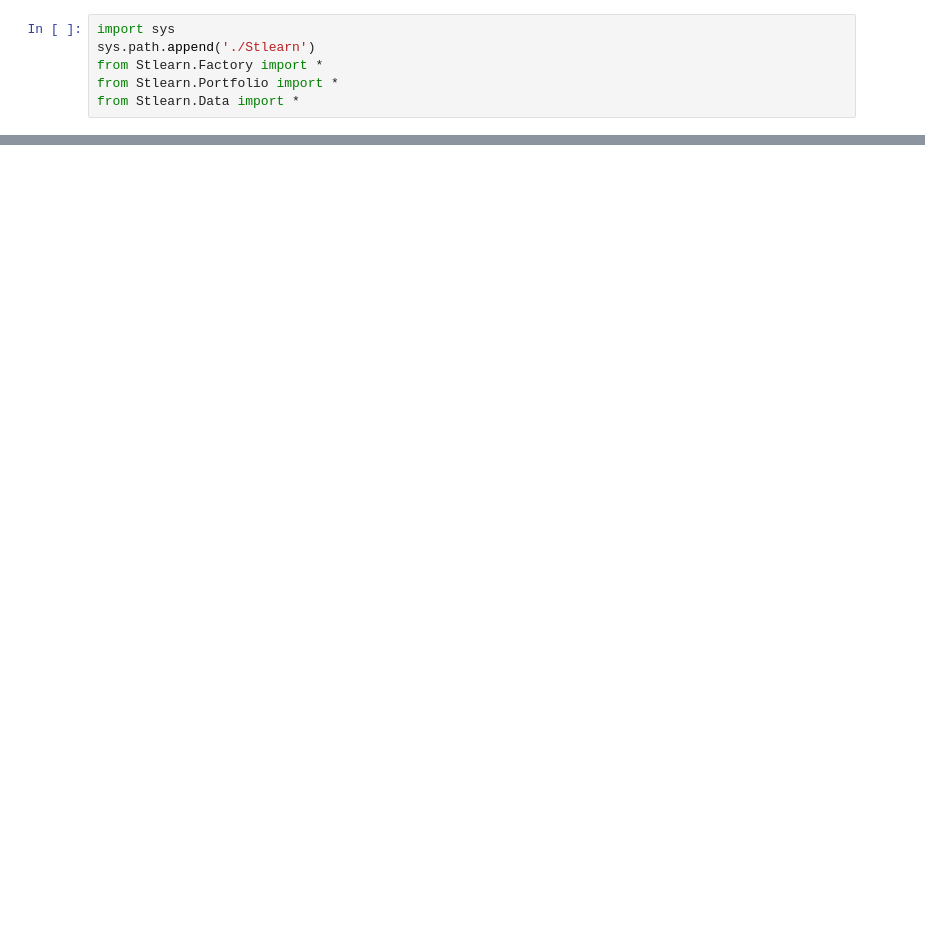
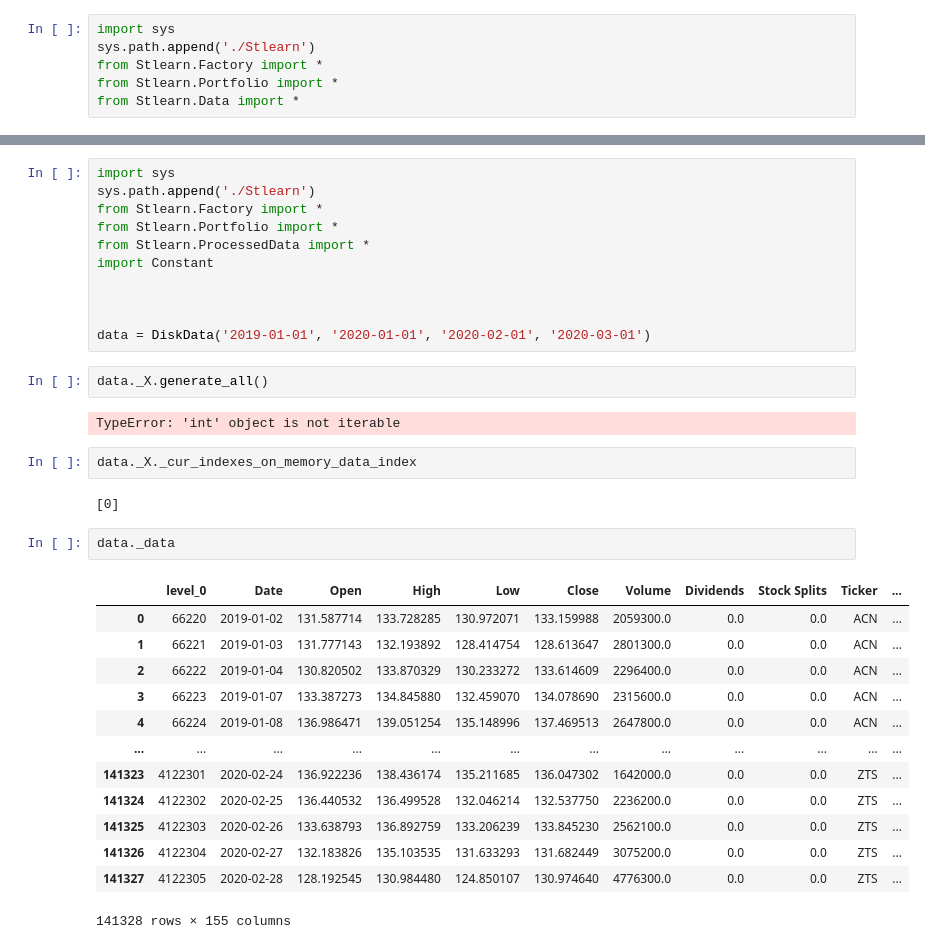
Before and after one commit to yzyk/ai-stock-selection, a Jupyter notebook: test_for_prototypes.ipynb, the cells around one changed output, grey strips where cells are left out. Cells and saved outputs as stored; diff of their text form; blank space fills up the shorter version.

```diff
--- a/test_for_prototypes.ipynb
+++ b/test_for_prototypes.ipynb
@@ -29,0 +149,35 @@ Epoch 4/10
+# %%
+import sys
+sys.path.append('./Stlearn')
+from Stlearn.Factory import *
+from Stlearn.Portfolio import *
+from Stlearn.ProcessedData import *
+import Constant
+
+
+
+data = DiskData('2019-01-01', '2020-01-01', '2020-02-01', '2020-03-01')
+# %%
+data._X.generate_all()
+# %% [output]
+TypeError: 'int' object is not iterable
+# %%
+data._X._cur_indexes_on_memory_data_index
+# %% [output]
+[0]
+# %%
+data._data
+# %% [output]
+|  | level_0 | Date | Open | High | Low | Close | Volume | Dividends | Stock Splits | Ticker | ... |
+| 0 | 66220 | 2019-01-02 | 131.587714 | 133.728285 | 130.972071 | 133.159988 | 2059300.0 | 0.0 | 0.0 | ACN | ... |
+| 1 | 66221 | 2019-01-03 | 131.777143 | 132.193892 | 128.414754 | 128.613647 | 2801300.0 | 0.0 | 0.0 | ACN | ... |
+| 2 | 66222 | 2019-01-04 | 130.820502 | 133.870329 | 130.233272 | 133.614609 | 2296400.0 | 0.0 | 0.0 | ACN | ... |
+| 3 | 66223 | 2019-01-07 | 133.387273 | 134.845880 | 132.459070 | 134.078690 | 2315600.0 | 0.0 | 0.0 | ACN | ... |
+| 4 | 66224 | 2019-01-08 | 136.986471 | 139.051254 | 135.148996 | 137.469513 | 2647800.0 | 0.0 | 0.0 | ACN | ... |
+| ... | ... | ... | ... | ... | ... | ... | ... | ... | ... | ... | ... |
+| 141323 | 4122301 | 2020-02-24 | 136.922236 | 138.436174 | 135.211685 | 136.047302 | 1642000.0 | 0.0 | 0.0 | ZTS | ... |
+| 141324 | 4122302 | 2020-02-25 | 136.440532 | 136.499528 | 132.046214 | 132.537750 | 2236200.0 | 0.0 | 0.0 | ZTS | ... |
+| 141325 | 4122303 | 2020-02-26 | 133.638793 | 136.892759 | 133.206239 | 133.845230 | 2562100.0 | 0.0 | 0.0 | ZTS | ... |
+| 141326 | 4122304 | 2020-02-27 | 132.183826 | 135.103535 | 131.633293 | 131.682449 | 3075200.0 | 0.0 | 0.0 | ZTS | ... |
+| 141327 | 4122305 | 2020-02-28 | 128.192545 | 130.984480 | 124.850107 | 130.974640 | 4776300.0 | 0.0 | 0.0 | ZTS | ... |
+141328 rows × 155 columns
```
Also changed, not shown: parts of 8 cells of this notebook, 29 other files.
